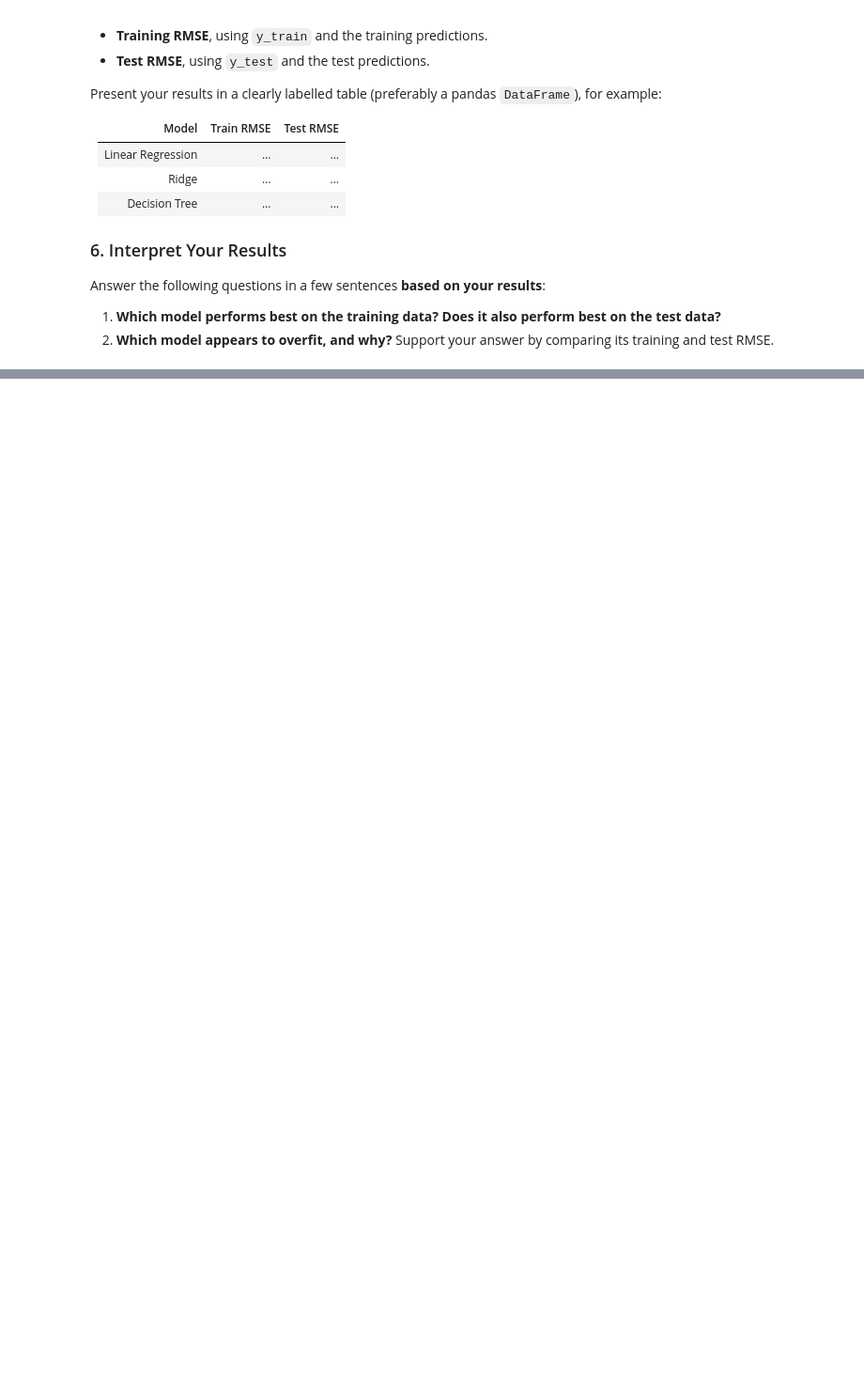
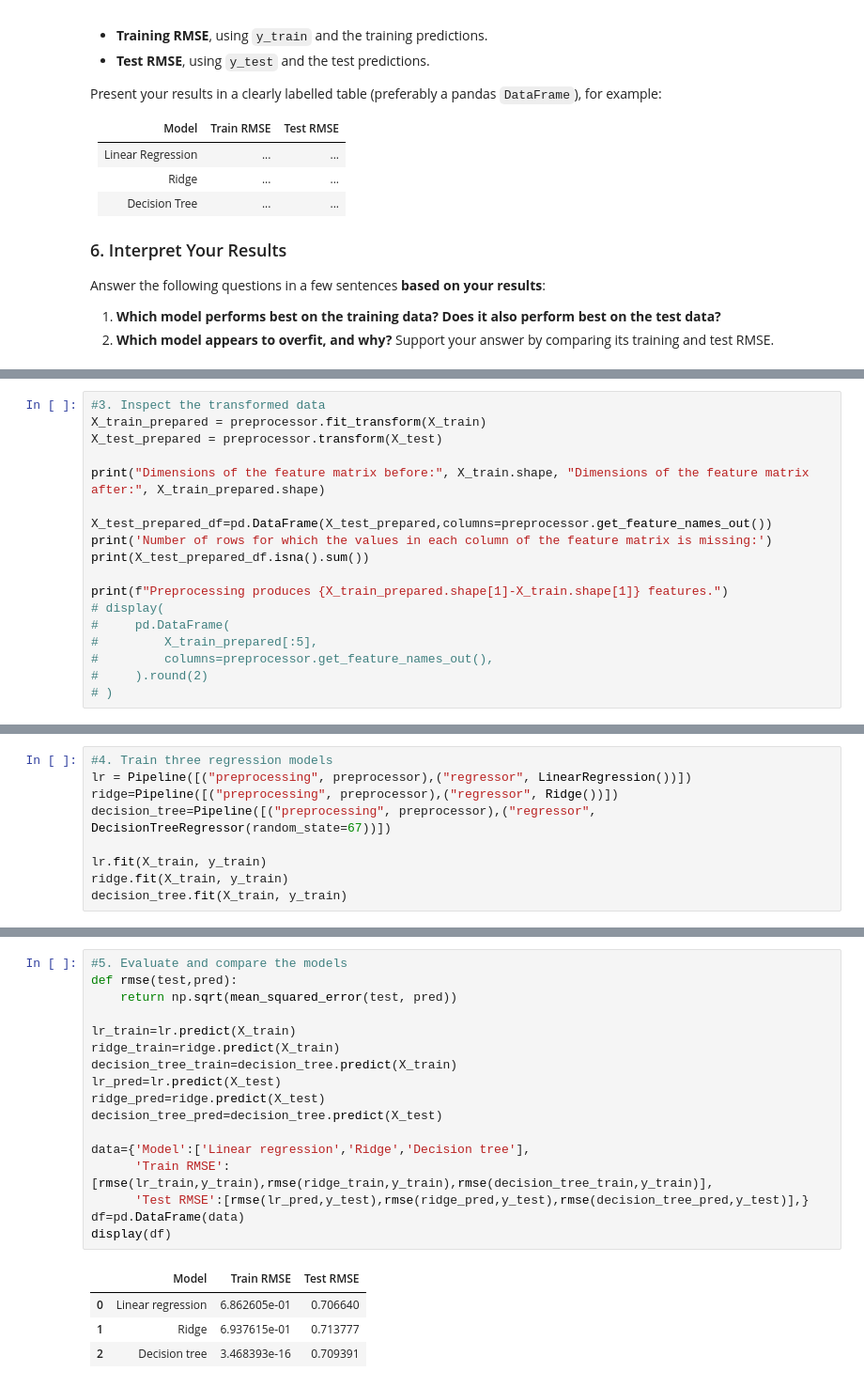
Before and after one commit to kovacikjulius10-coder/python-for-data-science, a Jupyter notebook: assignment5.ipynb, the cells around one changed output, grey strips where cells are left out. Shown at 94% size. Saved outputs shown, nothing was run; the diff lists cells and outputs as text; blank space fills up the shorter version.

```diff
--- a/assignment5.ipynb
+++ b/assignment5.ipynb
@@ -607,0 +663,18 @@ Answer the following questions in a few sentences **based on your results**:
+# %%
+#3. Inspect the transformed data
+X_train_prepared = preprocessor.fit_transform(X_train)
+X_test_prepared = preprocessor.transform(X_test)
+
+print("Dimensions of the feature matrix before:", X_train.shape, "Dimensions of the feature matrix after:", X_train_prepared.shape)
+
+X_test_prepared_df=pd.DataFrame(X_test_prepared,columns=preprocessor.get_feature_names_out())
+print('Number of rows for which the values in each column of the feature matrix is missing:')
+print(X_test_prepared_df.isna().sum())
+
+print(f"Preprocessing produces {X_train_prepared.shape[1]-X_train.shape[1]} features.")
+# display(
+#     pd.DataFrame(
+#         X_train_prepared[:5],
+#         columns=preprocessor.get_feature_names_out(),
+#     ).round(2)
+# )
@@ -607,0 +699,9 @@ Answer the following questions in a few sentences **based on your results**:
+# %%
+#4. Train three regression models
+lr = Pipeline([("preprocessing", preprocessor),("regressor", LinearRegression())])
+ridge=Pipeline([("preprocessing", preprocessor),("regressor", Ridge())])
+decision_tree=Pipeline([("preprocessing", preprocessor),("regressor", DecisionTreeRegressor(random_state=67))])
+
+lr.fit(X_train, y_train)
+ridge.fit(X_train, y_train)
+decision_tree.fit(X_train, y_train)
@@ -607,0 +726,22 @@ Answer the following questions in a few sentences **based on your results**:
+# %%
+#5. Evaluate and compare the models
+def rmse(test,pred):
+    return np.sqrt(mean_squared_error(test, pred))
+
+lr_train=lr.predict(X_train)
+ridge_train=ridge.predict(X_train)
+decision_tree_train=decision_tree.predict(X_train)
+lr_pred=lr.predict(X_test)
+ridge_pred=ridge.predict(X_test)
+decision_tree_pred=decision_tree.predict(X_test)
+
+data={'Model':['Linear regression','Ridge','Decision tree'],
+      'Train RMSE':[rmse(lr_train,y_train),rmse(ridge_train,y_train),rmse(decision_tree_train,y_train)],
+      'Test RMSE':[rmse(lr_pred,y_test),rmse(ridge_pred,y_test),rmse(decision_tree_pred,y_test)],}
+df=pd.DataFrame(data)
+display(df)
+# %% [output]
+|  | Model | Train RMSE | Test RMSE |
+| 0 | Linear regression | 6.862605e-01 | 0.706640 |
+| 1 | Ridge | 6.937615e-01 | 0.713777 |
+| 2 | Decision tree | 3.468393e-16 | 0.709391 |
```
Also changed, not shown: parts of 6 cells of this notebook.
